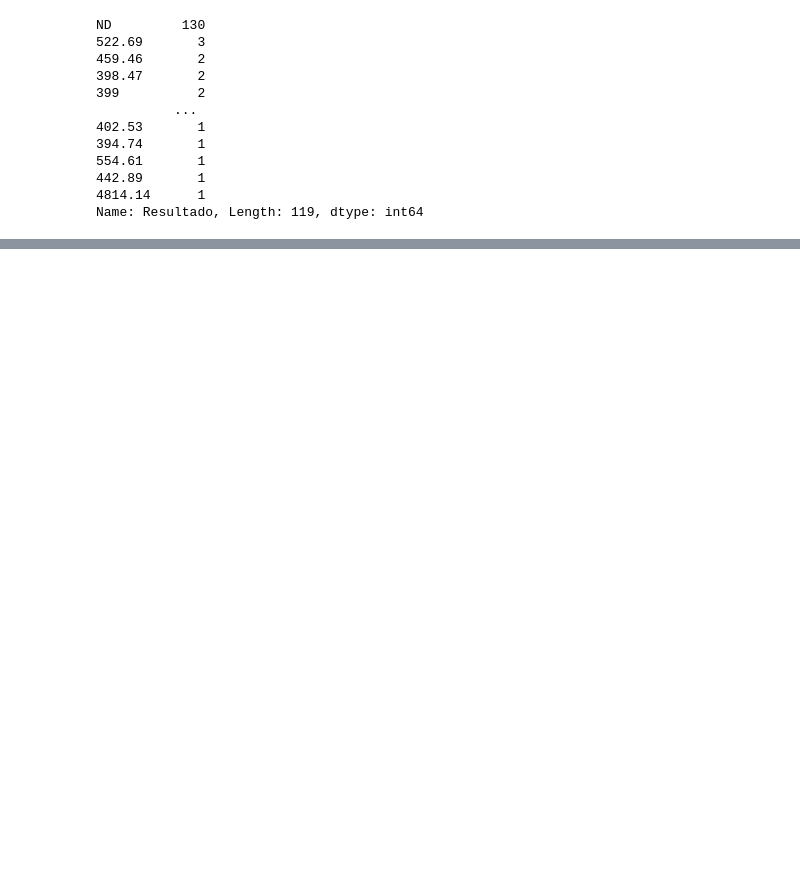
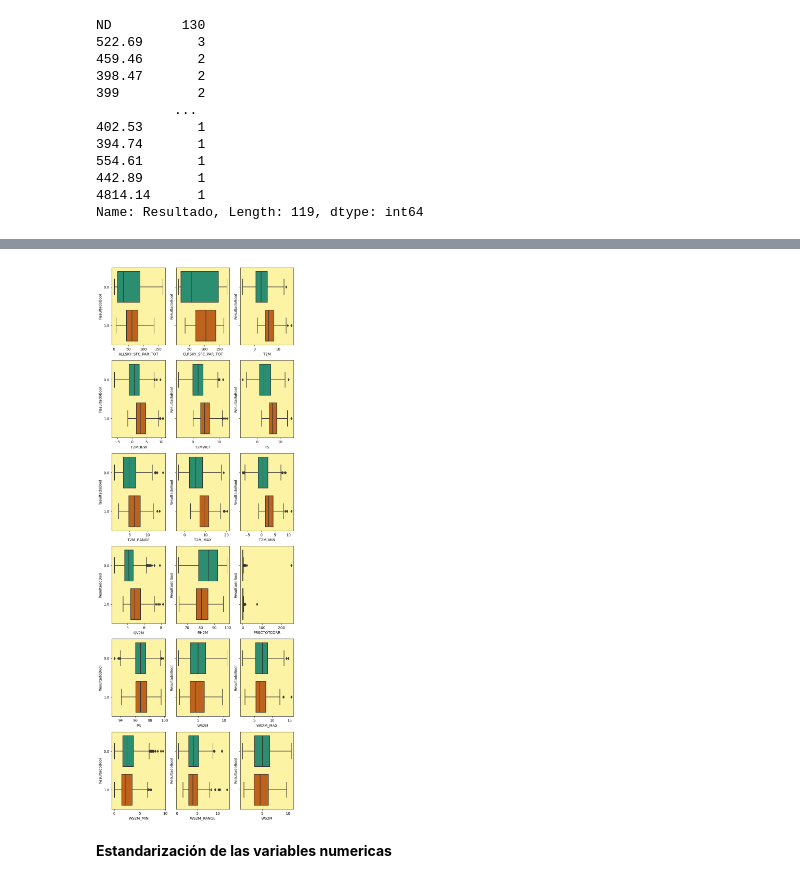
Before and after one commit to VictorVisnuk/MareaRoja, a Jupyter notebook: notebooks/Lectura, integración y limpieza de los datos.ipynb, the cells around one changed output, grey strips where cells are left out. Saved outputs shown, nothing was run; the diff lists cells and outputs as text; code cells hidden in the pictures; blank space fills up the shorter version.

```diff
--- a/notebooks/Lectura, integración y limpieza de los datos.ipynb
+++ b/notebooks/Lectura, integración y limpieza de los datos.ipynb
@@ -124,0 +329,15 @@ indicesColumnas = [1,2,]
+# %%
+columnas= ["ALLSKY_SFC_PAR_TOT","CLRSKY_SFC_PAR_TOT","T2M","T2MDEW","T2MWET","TS","T2M_RANGE","T2M_MAX","T2M_MIN","QV2M","RH2M","PRECTOTCORR",
+           "PS","WS2M","WS2M_MAX","WS2M_MIN","WS2M_RANGE","WS2M"]
+index = 1
+fig, ((ax1, ax2,ax3), (ax4, ax5,ax6),(ax7, ax8,ax9),(ax10, ax11,ax12),(ax13, ax14,ax15),(ax16, ax17,ax18)) = plt.subplots(6, 3, figsize=(9,27), sharey=True)
+figuras = {"ax1":ax1,"ax2":ax2,"ax3":ax3,"ax4":ax4,"ax5":ax5,"ax6":ax6,"ax7":ax7,"ax8":ax8,"ax9":ax9,"ax10":ax10,"ax11":ax11,"ax12":ax12,"ax13":ax13,
+           "ax14":ax14,"ax15":ax15,"ax16":ax16,"ax17":ax17,"ax18":ax18 }
+for columna in columnas:
+    sns.boxplot(ax=figuras["ax"+str(index)], data= df_unido, x =columna, y="ResultadoBool", orient="h")
+    index +=1
+plt.show()
+# %% [output]
+[figure, added]
+# %% [markdown]
+**Estandarización de las variables numericas**
```
Also changed, not shown: parts of 77 cells of this notebook, 4 other files.
